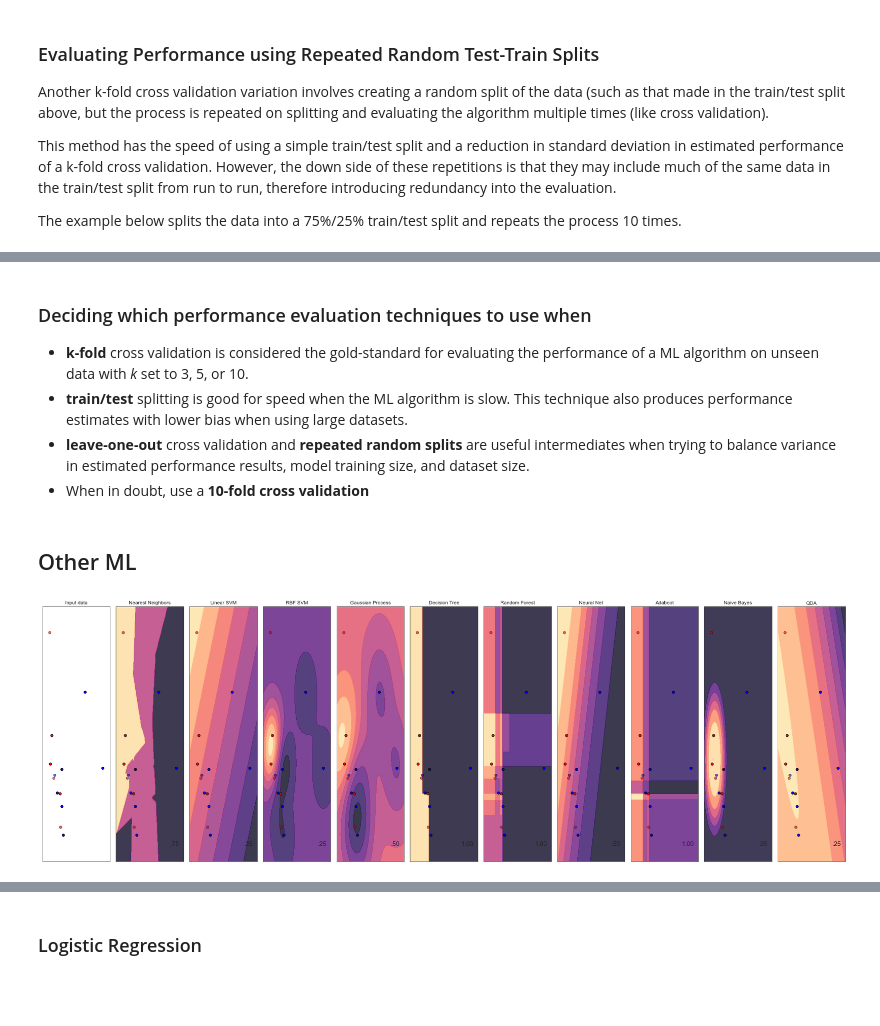
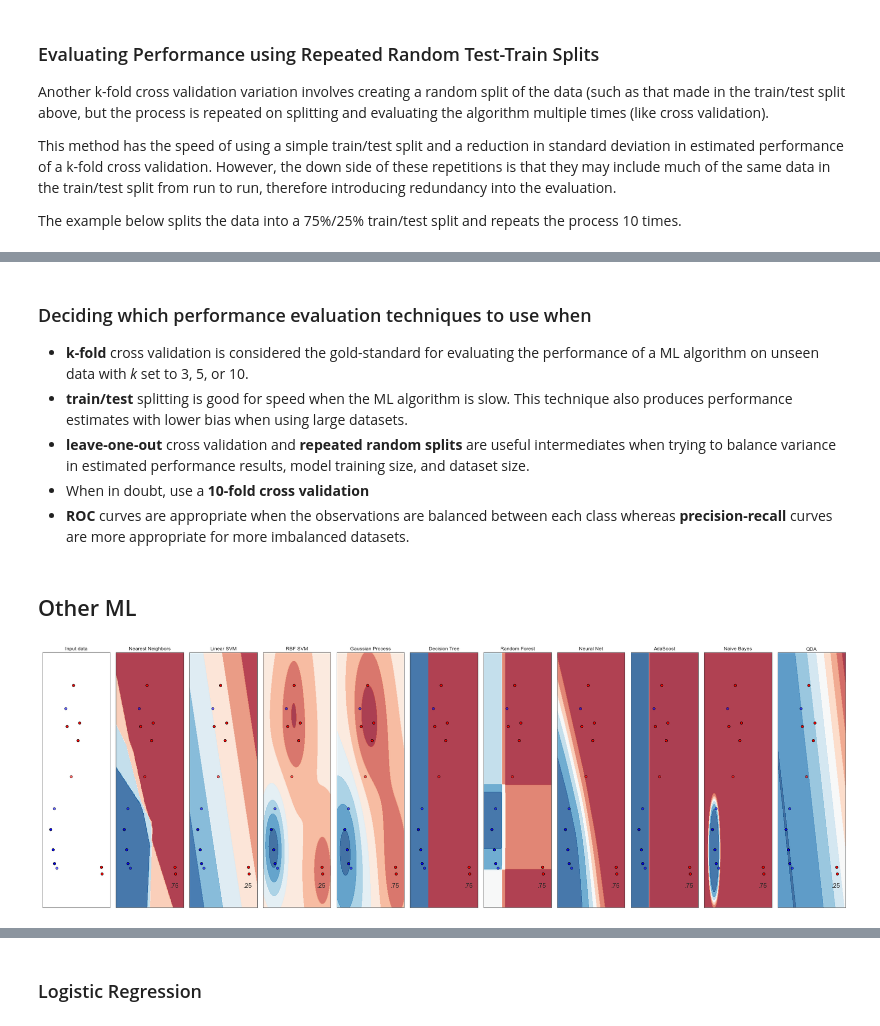
Before and after one commit to mohankrishna12/audio-feature-extraction, a Jupyter notebook: audio-ml-extraction.ipynb, the cells around one changed output, grey strips where cells are left out. Cells and saved outputs as stored; diff of their text form; code cells hidden in the pictures; blank space fills up the shorter version.

```diff
--- a/audio-ml-extraction.ipynb
+++ b/audio-ml-extraction.ipynb
@@ -104,7 +139,7 @@ def create_mfccs_df(mfccs):
 
     return mfccs_df
 # %%
-def create_spectral_df(cent, contrast, rolloff):
+def create_spectral_df(cent, contrast, rolloff, flatness):
 
     # spectral centroids values
     cent_mean = np.mean(cent)
@@ -120,8 +155,14 @@ def create_spectral_df(cent, contrast, rolloff):
     rolloff_std = np.std(rolloff)
     rolloff_skew = scipy.stats.skew(rolloff, axis = 1)[0]
 
+    # spectral flatness values
+    flat_mean = np.mean(flatness)
+    flat_std = np.std(flatness)
+    flat_skew = scipy.stats.skew(flatness, axis = 1)[0]
+
     spectral_df = pd.DataFrame()
     collist = ['cent mean','cent std','cent skew',
+               'flat mean', 'flat std', 'flat skew',
                'rolloff mean', 'rolloff std', 'rolloff skew']
     for i in range(0,7):
         collist.append('contrast ' + str(i) + ' mean')
@@ -131,6 +172,7 @@ def create_spectral_df(cent, contrast, rolloff):
         spectral_df[c] = 0
     data = np.concatenate((
         [cent_mean, cent_std, cent_skew],
+        [flat_mean, flat_std, flat_skew],
         [rolloff_mean, rolloff_std, rolloff_skew],
         contrast_mean, contrast_std),
         axis = 0)
@@ -173,6 +215,8 @@ def extract_features(audio, target = 0): # if no classification given, assume el
 
     cent = librosa.feature.spectral_centroid(y=y, sr=sr)
 
+    flatness = librosa.feature.spectral_flatness(y=y)
+
     contrast = librosa.feature.spectral_contrast(y=y_harmonic,sr=sr)
 
     rolloff = librosa.feature.spectral_rolloff(y=y, sr=sr)
@@ -183,7 +227,7 @@ def extract_features(audio, target = 0): # if no classification given, assume el
 
     mfccs_df = create_mfccs_df(mfccs)
 
-    spectral_df = create_spectral_df(cent, contrast, rolloff)
+    spectral_df = create_spectral_df(cent, contrast, rolloff, flatness)
 
     zrate_df = create_zrate_df(zrate)
 
@@ -334,6 +398,8 @@ Here we implement a ML algorithm and evaluate its performance using different tr
 from sklearn.model_selection import train_test_split
 from sklearn import svm
 from sklearn import metrics
+
+df_audio.fillna(df_audio.mean(), inplace=True) # replace NaN/infinite values
 
 X_train, X_test, y_train, y_test = train_test_split(
     df_audio.drop(['target', 'id'], axis=1),         # feature values per sample
@@ -342,7 +408,7 @@ X_train, X_test, y_train, y_test = train_test_split(
     random_state=109          # controls the shuffling applied to the data before applying split
 )
 
-classifier = svm.SVC(kernel='linear') # create a SVM classifier with a linear kernel
+classifier = svm.SVC(kernel='linear', probability=True) # create a SVM classifier with a linear kernel
 classifier.fit(X_train, y_train)      # train model using the training sets
 y_pred = classifier.predict(X_test)   # predict the response for test dataset
 
@@ -506,6 +566,7 @@ Please also refer to the documentation for alternative solver options:
 - **train/test** splitting is good for speed when the ML algorithm is slow. This technique also produces performance estimates with lower bias when using large datasets.
 - **leave-one-out** cross validation and **repeated random splits** are useful intermediates when trying to balance variance in estimated performance results, model training size, and dataset size.
 - When in doubt, use a **10-fold cross validation**
+- **ROC** curves are appropriate when the observations are balanced between each class whereas **precision-recall** curves are more appropriate for more imbalanced datasets.
 # %% [markdown]
 ## Other ML
 # %%
@@ -535,24 +596,24 @@ names = [
     'Decision Tree',
     'Random Forest',
     'Neural Net',
-    'Adaboot',
+    'AdaBoost',
     'Naive Bayes',
     'QDA'
 ]
 classifiers = [
     KNeighborsClassifier(3),       # number of neighbors = 3
     SVC(kernel='linear', C=0.025), # linear kernel with regularization/misclassification error = 0.025
-    SVC(gamma=2, C=1),             # looser SVM with higher regularization
+    SVC(gamma=2, C=0.025),             # looser SVM with higher regularization
     GaussianProcessClassifier(1.0 * RBF(1.0)), # RBF kernel
     DecisionTreeClassifier(max_depth=5),
     RandomForestClassifier(max_depth=5, n_estimators=10, max_features=1), # estimators = # of trees in the forest, max_features = # of features to consider when looking for best split
-    MLPClassifier(alpha=1, max_iter=1000), # multilayer perceptron with L2 penalty/regularization = 1, max_iter = limit as solver iterates until convergence
+    MLPClassifier(alpha=0.025, max_iter=1000), # multilayer perceptron with L2 penalty/regularization = 1, max_iter = limit as solver iterates until convergence
     AdaBoostClassifier(),
     GaussianNB(),
     QuadraticDiscriminantAnalysis()
 ]
 # %%
-pca = PCA(n_components=2,svd_solver='full')
+pca = PCA(n_components=2,svd_solver='full') # use n_components ='mle' when n_samples > n_features
 
 X = df_audio.drop(['target', 'id'], axis = 1).values
 X = pca.fit_transform(X)
@@ -578,8 +639,8 @@ for ds_cnt, ds in enumerate(datasets):
                          np.arange(y_min, y_max, h))
 
     # just plot the dataset first
-    cm = plt.cm.magma
-    cm_bright = ListedColormap(['blue', 'red'])
+    cm = plt.cm.RdBu
+    cm_bright = ListedColormap(['#FF0000', '#0000FF'])
     ax = plt.subplot(len(datasets), len(classifiers) + 1, i)
     if ds_cnt == 0:
         ax.set_title("Input data")
@@ -607,31 +668,31 @@ for ds_cnt, ds in enumerate(datasets):
         # point in the mesh [x_min, x_max]x[y_min, y_max].
         if hasattr(clf, "decision_function"):
             Z = clf.decision_function(np.c_[xx.ravel(), yy.ravel()])
         else:
             Z = clf.predict_proba(np.c_[xx.ravel(), yy.ravel()])[:, 1]
 
         # Put the result into a color plot
         Z = Z.reshape(xx.shape)
         ax.contourf(xx, yy, Z, cmap=cm, alpha=.8)
 
         # Plot the training points
         ax.scatter(X_train[:, 0], X_train[:, 1], c=y_train, cmap=cm_bright,
                    edgecolors='k')
         # Plot the testing points
         ax.scatter(X_test[:, 0], X_test[:, 1], c=y_test, cmap=cm_bright,
                    edgecolors='k', alpha=0.6)
 
         ax.set_xlim(xx.min(), xx.max())
         ax.set_ylim(yy.min(), yy.max())
         ax.set_xticks(())
         ax.set_yticks(())
         if ds_cnt == 0:
             ax.set_title(name)
         ax.text(xx.max() - .3, yy.min() + .3, ('%.2f' % score).lstrip('0'),
                 size=15, horizontalalignment='right')
         i += 1
 
 plt.tight_layout()
 plt.show()
 # %% [output]
-[figure, old version]
+[figure, new version]
```
Also changed, not shown: parts of 37 cells of this notebook, 2 other files.
